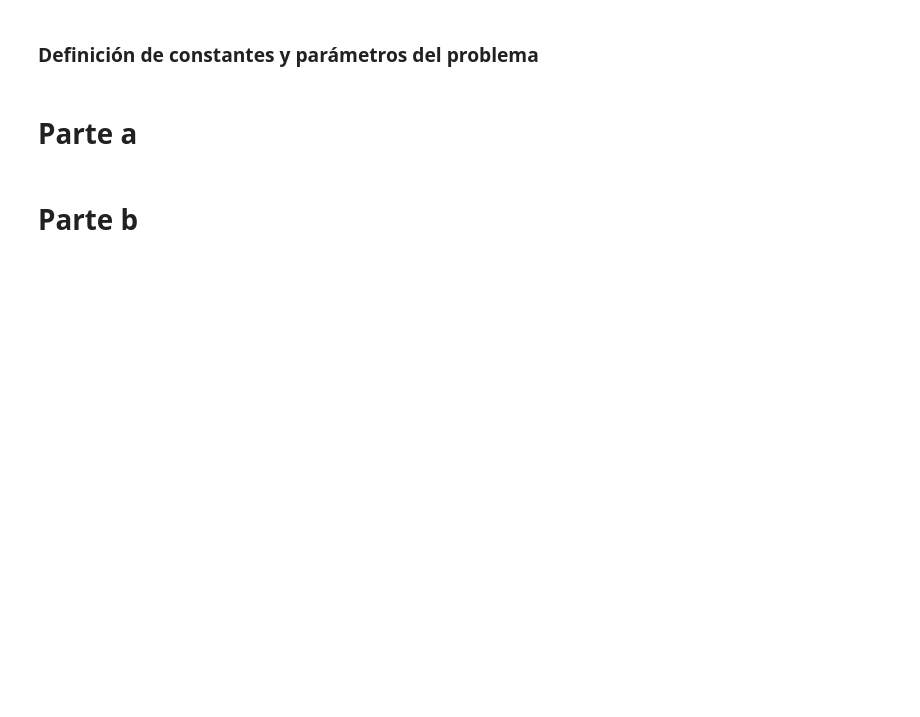
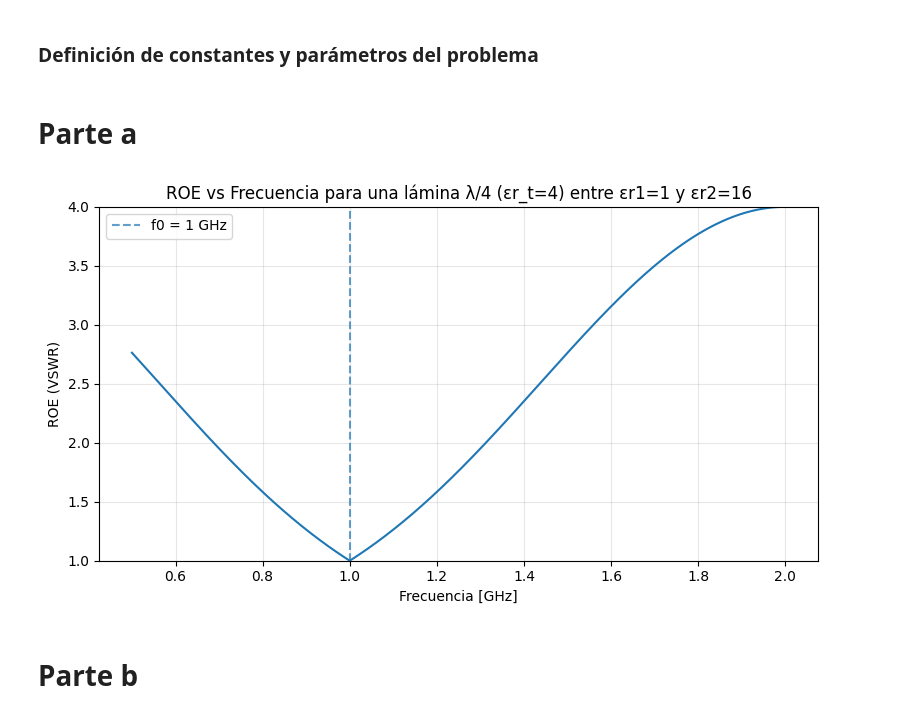
Before and after one commit to Agusss0306/ObligatorioEMWaves, a Jupyter notebook: main.ipynb, the cells around one changed output. Saved outputs shown, nothing was run; the diff lists cells and outputs as text; code cells hidden in the pictures; blank space fills up the shorter version.

```diff
--- a/main.ipynb
+++ b/main.ipynb
@@ -27,5 +28,31 @@ lambda_m0 = c / (f0 * np.sqrt(eps_m / eps0))
 d = lambda_m0 / 4
 # %% [markdown]
 # Parte a
+# %%
+f = np.linspace(f0/2, 2*f0, 2001)
+
+beta_d = (np.pi/2.0) * (f / f0)
+tan_bd = np.tan(beta_d)
+
+Zin = etat * (eta2 + 1j * etat * tan_bd) / (etat + 1j * eta2 * tan_bd)
+
+Gamma = (Zin - eta1) / (Zin + eta1)
+
+ROE = (1 + np.abs(Gamma)) / (1 - np.abs(Gamma))
+
+# Graficar ROE vs frecuencia
+plt.figure(figsize=(8, 4.5))
+plt.plot(f/1e9, ROE)
+plt.axvline(f0/1e9, linestyle='--', alpha=0.7, label='f0 = 1 GHz')
+plt.ylim(1, min(5, np.nanmax(ROE)))
+plt.xlabel('Frecuencia [GHz]')
+plt.ylabel('ROE (VSWR)')
+plt.title('ROE vs Frecuencia para una lámina λ/4 (εr_t=4) entre εr1=1 y εr2=16')
+plt.grid(True, alpha=0.3)
+plt.legend()
+plt.tight_layout()
+plt.show()
+# %% [output]
+[figure, added]
 # %% [markdown]
 # Parte b
```
Also changed, not shown: parts of 1 cell of this notebook.
